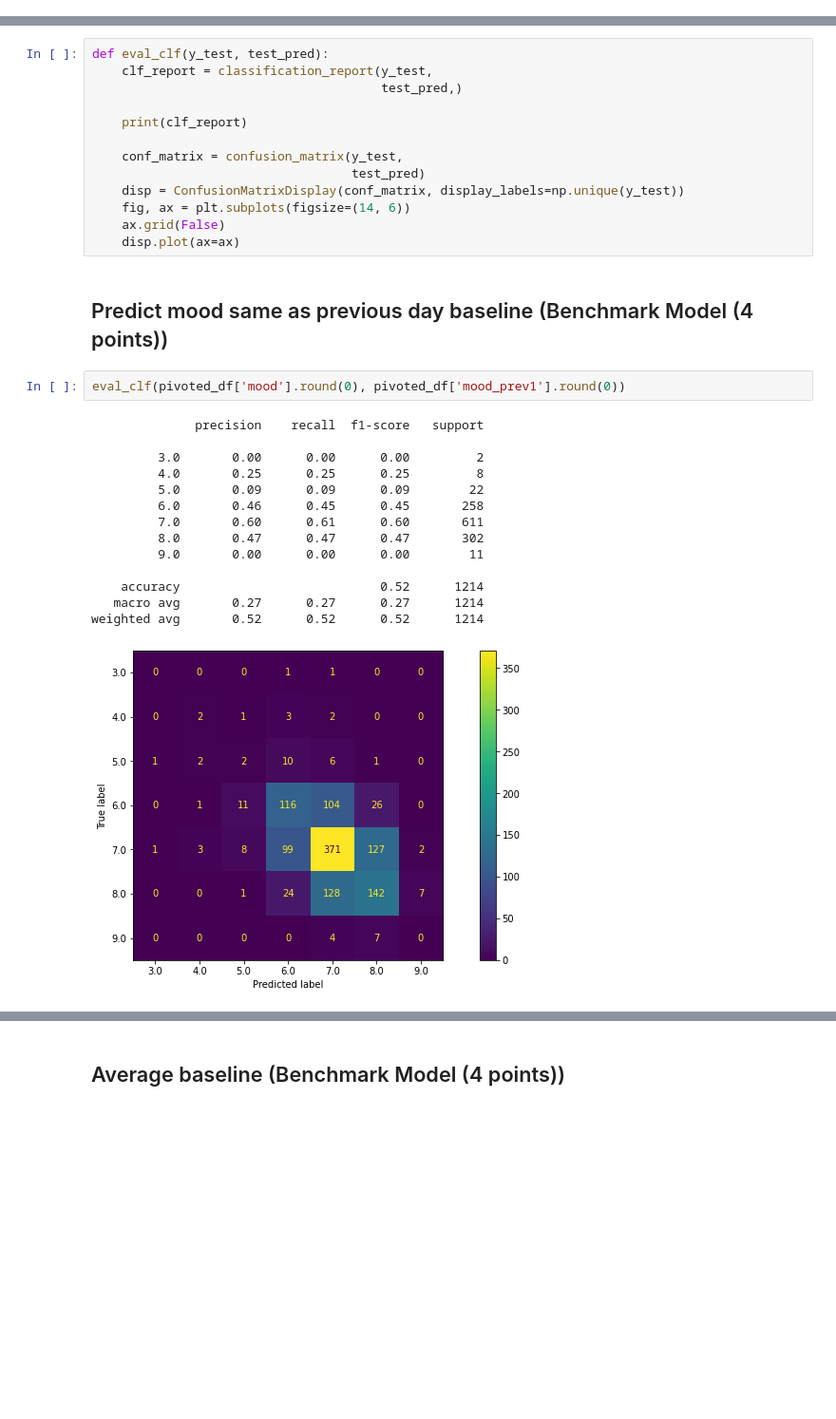
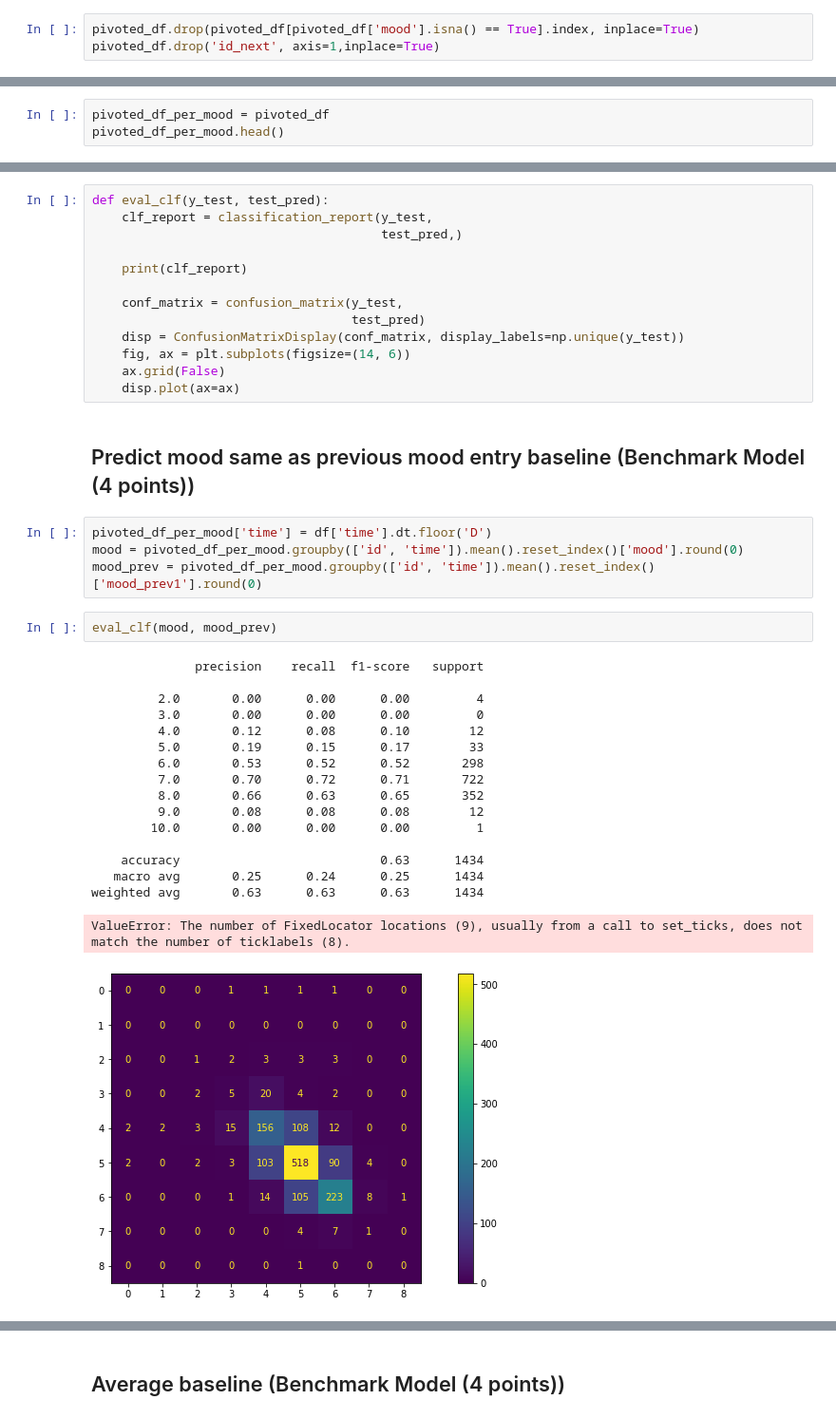
Before and after one commit to OlegBEZb/Data_Mining_assignment_1, a Jupyter notebook: Assignment_1.ipynb, the cells around one changed output, grey strips where cells are left out. Shown at 95% size. Drawn from its saved outputs; the diff is of its cells as text; blank space fills up the shorter version.

```diff
--- a/Assignment_1.ipynb
+++ b/Assignment_1.ipynb
@@ -306,0 +337,3 @@ df.head()
+# %%
+pivoted_df.drop(pivoted_df[pivoted_df['mood'].isna() == True].index, inplace=True)
+pivoted_df.drop('id_next', axis=1,inplace=True)
@@ -306,0 +348,3 @@ df.head()
+# %%
+pivoted_df_per_mood = pivoted_df
+pivoted_df_per_mood.head()
@@ -423,22 +479,29 @@ def eval_clf(y_test, test_pred):
     fig, ax = plt.subplots(figsize=(14, 6))
     ax.grid(False)
     disp.plot(ax=ax)
-# %% [markdown]
-## Predict mood same as previous day baseline (Benchmark Model (4 points))
-# %%
-eval_clf(pivoted_df['mood'].round(0), pivoted_df['mood_prev1'].round(0))
-# %% [output]
-              precision    recall  f1-score   support
-
-         3.0       0.00      0.00      0.00         2
-         4.0       0.25      0.25      0.25         8
-         5.0       0.09      0.09      0.09        22
-         6.0       0.46      0.45      0.45       258
-         7.0       0.60      0.61      0.60       611
-         8.0       0.47      0.47      0.47       302
-         9.0       0.00      0.00      0.00        11
-
-    accuracy                           0.52      1214
-   macro avg       0.27      0.27      0.27      1214
-weighted avg       0.52      0.52      0.52      1214
-[figure, removed]
+# %% [markdown]
+## Predict mood same as previous mood entry baseline (Benchmark Model (4 points))
+# %%
+pivoted_df_per_mood['time'] = df['time'].dt.floor('D')
+mood = pivoted_df_per_mood.groupby(['id', 'time']).mean().reset_index()['mood'].round(0)
+mood_prev = pivoted_df_per_mood.groupby(['id', 'time']).mean().reset_index()['mood_prev1'].round(0)
+# %%
+eval_clf(mood, mood_prev)
+# %% [output]
+              precision    recall  f1-score   support
+
+         2.0       0.00      0.00      0.00         4
+         3.0       0.00      0.00      0.00         0
+         4.0       0.12      0.08      0.10        12
+         5.0       0.19      0.15      0.17        33
+         6.0       0.53      0.52      0.52       298
+         7.0       0.70      0.72      0.71       722
+         8.0       0.66      0.63      0.65       352
+         9.0       0.08      0.08      0.08        12
+        10.0       0.00      0.00      0.00         1
+
+    accuracy                           0.63      1434
+   macro avg       0.25      0.24      0.25      1434
+weighted avg       0.63      0.63      0.63      1434
+ValueError: The number of FixedLocator locations (9), usually from a call to set_ticks, does not match the number of ticklabels (8).
+[figure, added]
```
Also changed, not shown: parts of 35 cells of this notebook.
